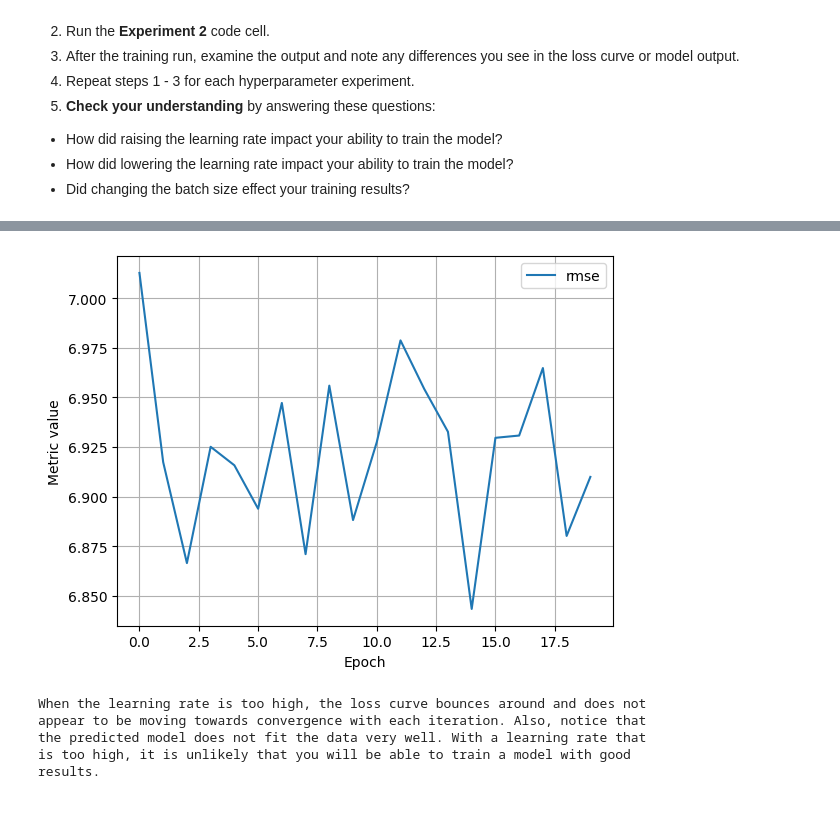
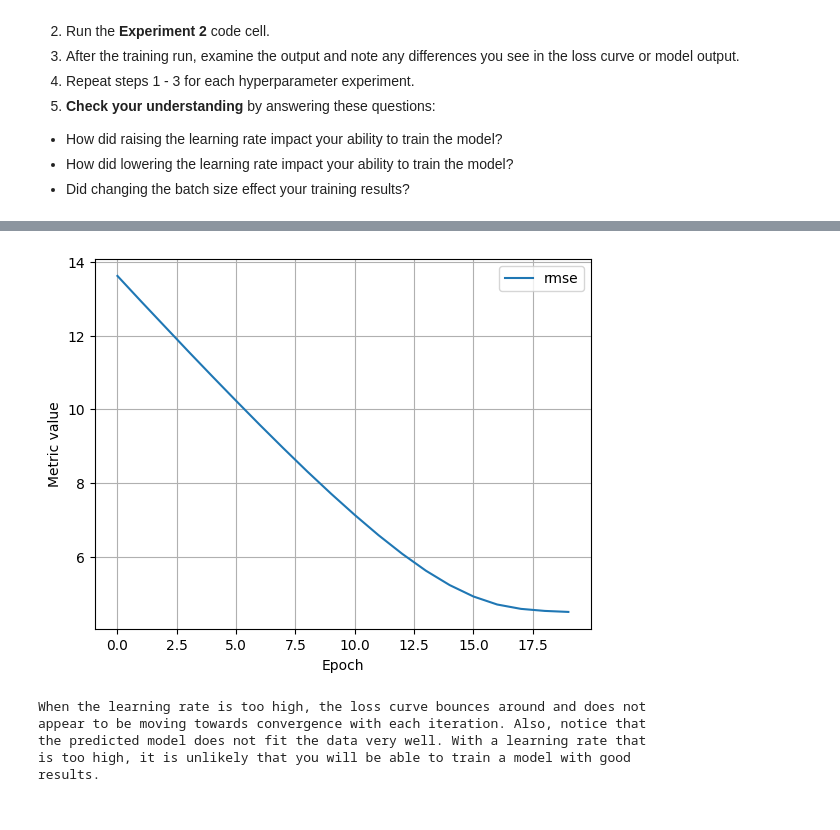
Before and after one commit to ML-mm/Machine-Learning, a Jupyter notebook: ml/cc/exercises/linear_regression_taxi.ipynb, the cells around one changed output, grey strips where cells are left out. Saved outputs shown, nothing was run; the diff lists cells and outputs as text; code cells hidden in the pictures.

```diff
--- a/ml/cc/exercises/linear_regression_taxi.ipynb
+++ b/ml/cc/exercises/linear_regression_taxi.ipynb
@@ -455,7 +455,7 @@ It is common with machine learning to run multiple experiments to find the best
 # The following variables are the hyperparameters.
 # TODO - Adjust these hyperparameters to see how they impact a training run.
 settings_2 = ml_edu.experiment.ExperimentSettings(
-    learning_rate = 1.0,
+    learning_rate = 0.0001,
     number_epochs = 20,
     batch_size = 50,
     input_features = ['TRIP_MILES']
@@ -490,5 +490,5 @@ Epoch 20/20
 [interactive output not drawn]
-[figure, old version]
+[figure, new version]
 # %%
 #@title Double-click to view answers for hyperparameter experiments
 
```
Also changed, not shown: parts of 1 cell of this notebook.
